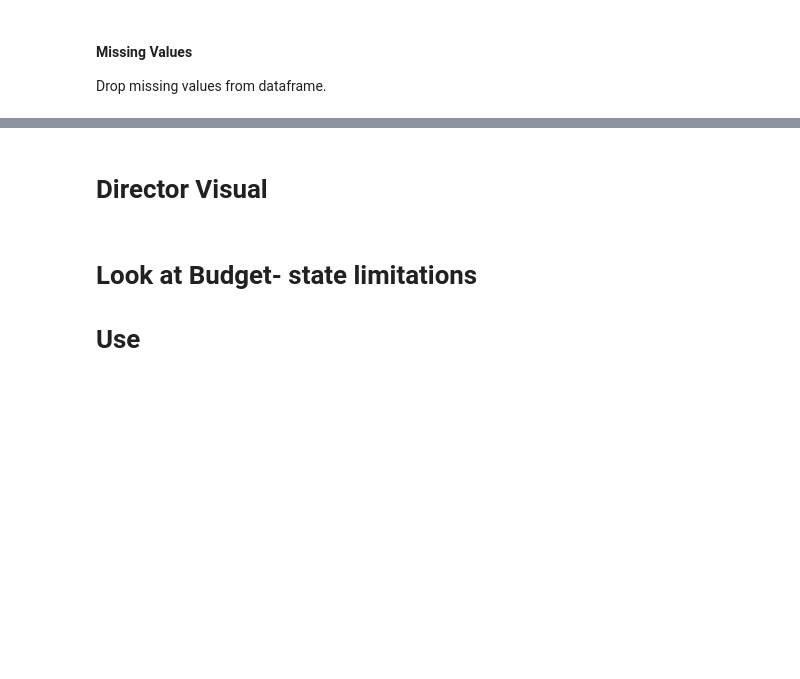
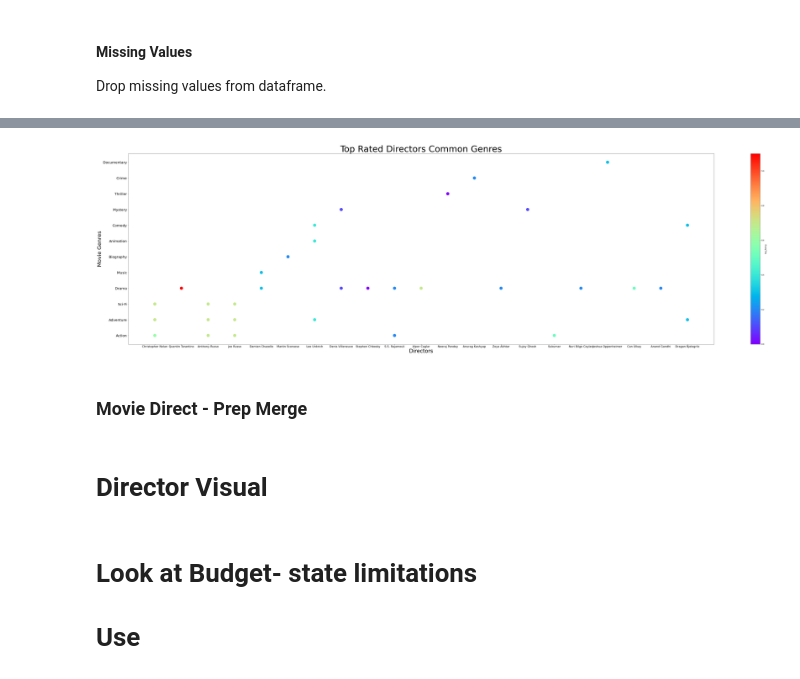
Before and after one commit to Dmvinedata/Phase1_Project, a Jupyter notebook: Microsoft_Rec_DJackson_June22.ipynb, the cells around one changed output, grey strips where cells are left out. Saved outputs shown, nothing was run; the diff lists cells and outputs as text; code cells hidden in the pictures; blank space fills up the shorter version.

```diff
--- a/Microsoft_Rec_DJackson_June22.ipynb
+++ b/Microsoft_Rec_DJackson_June22.ipynb
@@ -673,0 +517,4 @@ Dir_df
+# %%
+#Database querying through SQL
+from pandasql import sqldf
+pysqldf = lambda q: sqldf(q, globals())
@@ -673,0 +768,22 @@ Dir_df
+# %%
+#Table for plotting Top Directs more than 2 movies and genre by ratings
+#Consider the numvotes value when choosing and analyzing data
+
+q = """
+SELECT
+    director,
+    genres,
+    ROUND (AVG(numvotes), 0) as Avg_Votes,
+    ROUND (AVG(averagerating), 1) as Avg_Rating,
+    COUNT ( DISTINCT movie_id ) AS MCNT
+
+FROM g
+JOIN movieD2_df
+    USING (movie_id)
+GROUP BY director, genres
+HAVING MCNT > 1
+ORDER BY Avg_Votes DESC;
+"""
+
+Dir_Plot_df = pysqldf(q)
+Dir_Plot_df
@@ -674,2 +808,25 @@ Dir_df
+# %%
+#Create Plot
+fig, genreDir_rating_ax = plt.subplots(ncols = 1, nrows = 1, figsize=(75, 20))
+
+Dir_Plot_df.plot.scatter(x = "Director", y = "genres", c = "Avg_Rating" ,  s = 285,  colormap = "rainbow",   ax= genreDir_rating_ax )
+
+
+
+#Set titles
+genreDir_rating_ax.set_title('Top Rated Directors Common Genres', fontsize=50)
+genreDir_rating_ax.set_ylabel('Movie Genres', fontsize=30)
+genreDir_rating_ax.set_xlabel('Directors', fontsize=30)
+
+genreDir_rating_ax.tick_params(axis='x', labelsize=16)
+genreDir_rating_ax.tick_params(axis='y', labelsize=20)
+
+#Save image in folder
+fig.savefig("genre_ratings.png", dpi=150)
+#plt.show()
+# %% [output]
+[figure, added]
+# %% [markdown]
+### Movie Direct - Prep Merge
 # %% [markdown]
 # Director Visual
```
Also changed, not shown: parts of 82 cells of this notebook.
